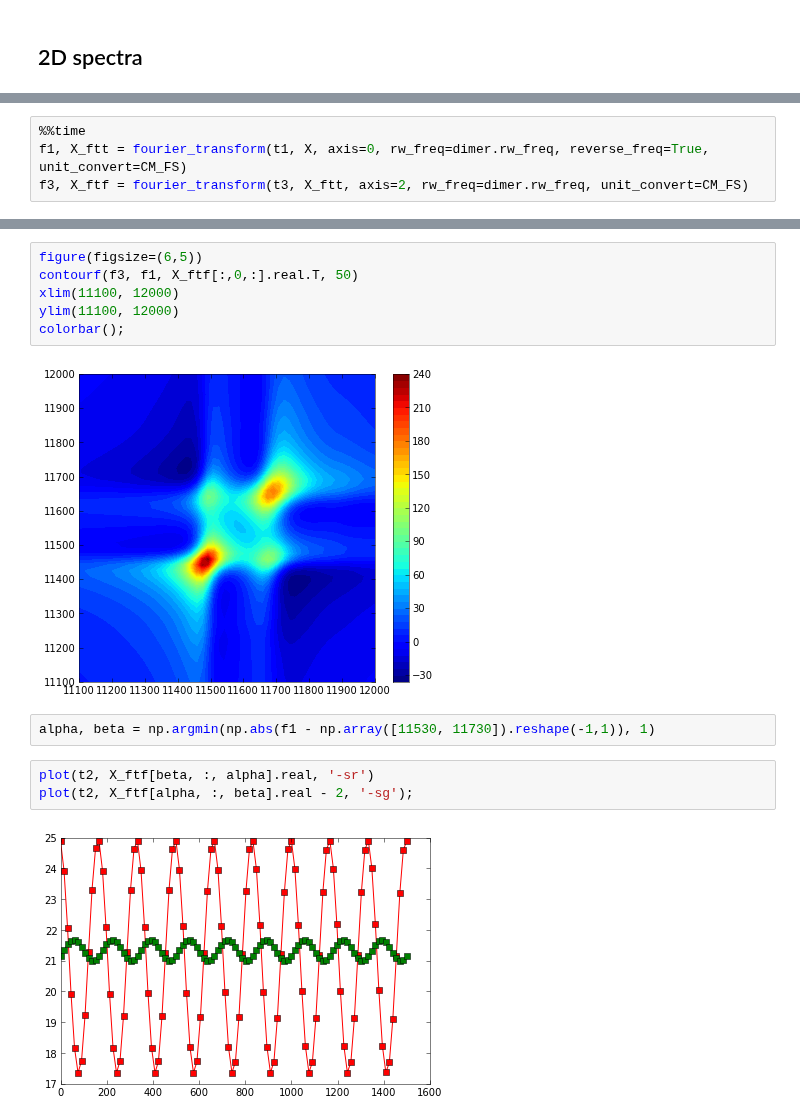
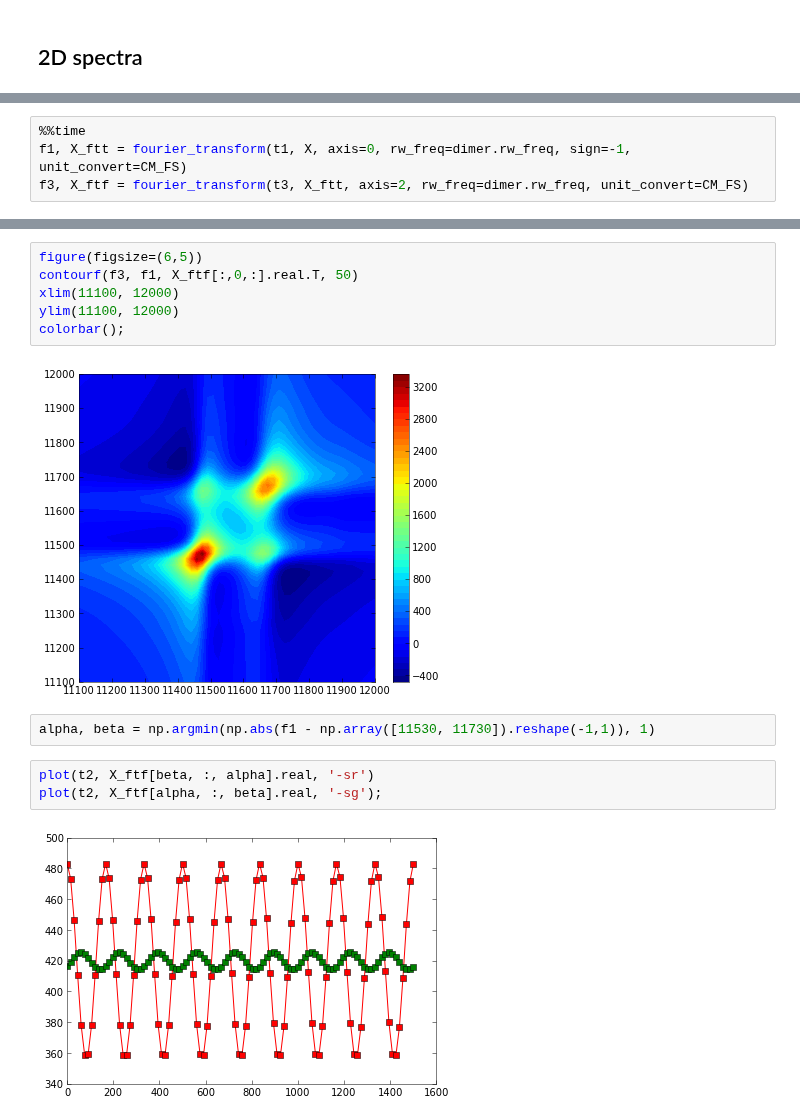
Before and after one commit to whaley-group-berkeley/qspectra, a Jupyter notebook: examples/Jonas dimer with dissipative dynamics.ipynb, the cells around one changed output, grey strips where cells are left out. Cells and saved outputs as stored; diff of their text form.

```diff
--- a/examples/Jonas dimer with dissipative dynamics.ipynb
+++ b/examples/Jonas dimer with dissipative dynamics.ipynb
@@ -71,5 +71,5 @@ Wall time: 43.2 s
 # %%
 %%time
-f1, X_ftt = fourier_transform(t1, X, axis=0, rw_freq=dimer.rw_freq, reverse_freq=True, unit_convert=CM_FS)
+f1, X_ftt = fourier_transform(t1, X, axis=0, rw_freq=dimer.rw_freq, sign=-1, unit_convert=CM_FS)
 f3, X_ftf = fourier_transform(t3, X_ftt, axis=2, rw_freq=dimer.rw_freq, unit_convert=CM_FS)
 # %% [output]
@@ -82,11 +82,11 @@ xlim(11100, 12000)
 ylim(11100, 12000)
 colorbar();
 # %% [output]
-[figure, old version]
+[figure, new version]
 # %%
 alpha, beta = np.argmin(np.abs(f1 - np.array([11530, 11730]).reshape(-1,1)), 1)
 # %%
 plot(t2, X_ftf[beta, :, alpha].real, '-sr')
-plot(t2, X_ftf[alpha, :, beta].real - 2, '-sg');
+plot(t2, X_ftf[alpha, :, beta].real, '-sg');
 # %% [output]
-[figure, old version]
+[figure, new version]
```
Also changed, not shown: parts of 7 cells of this notebook, 8 other files.
